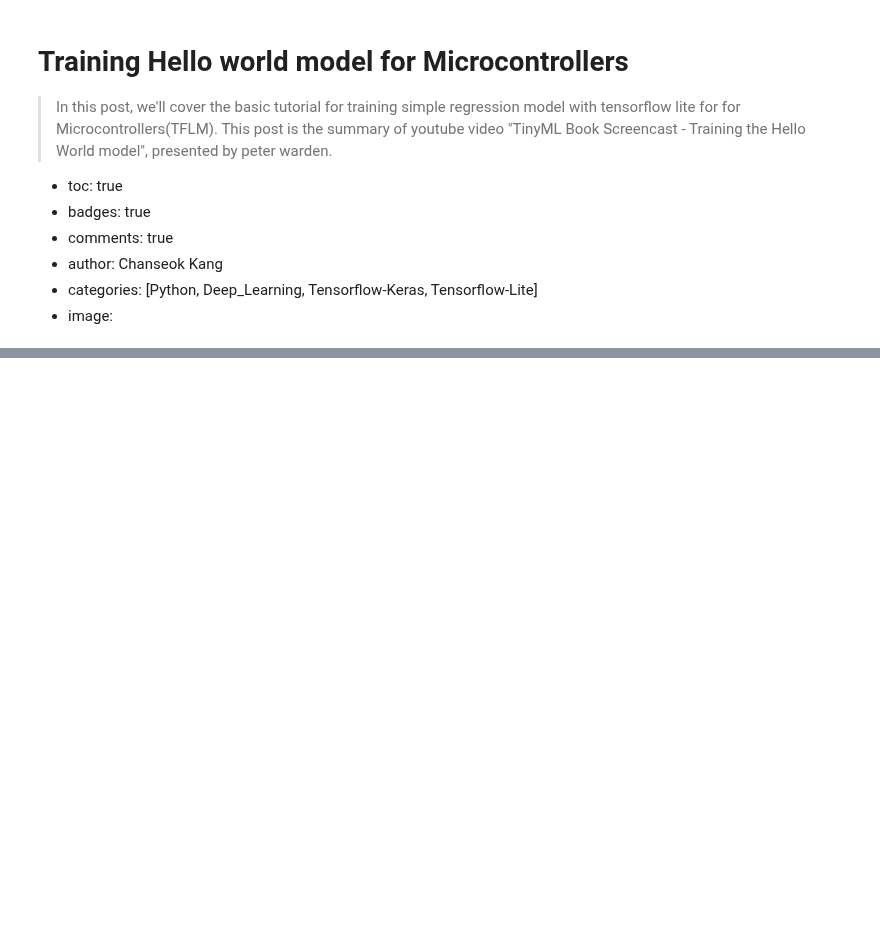
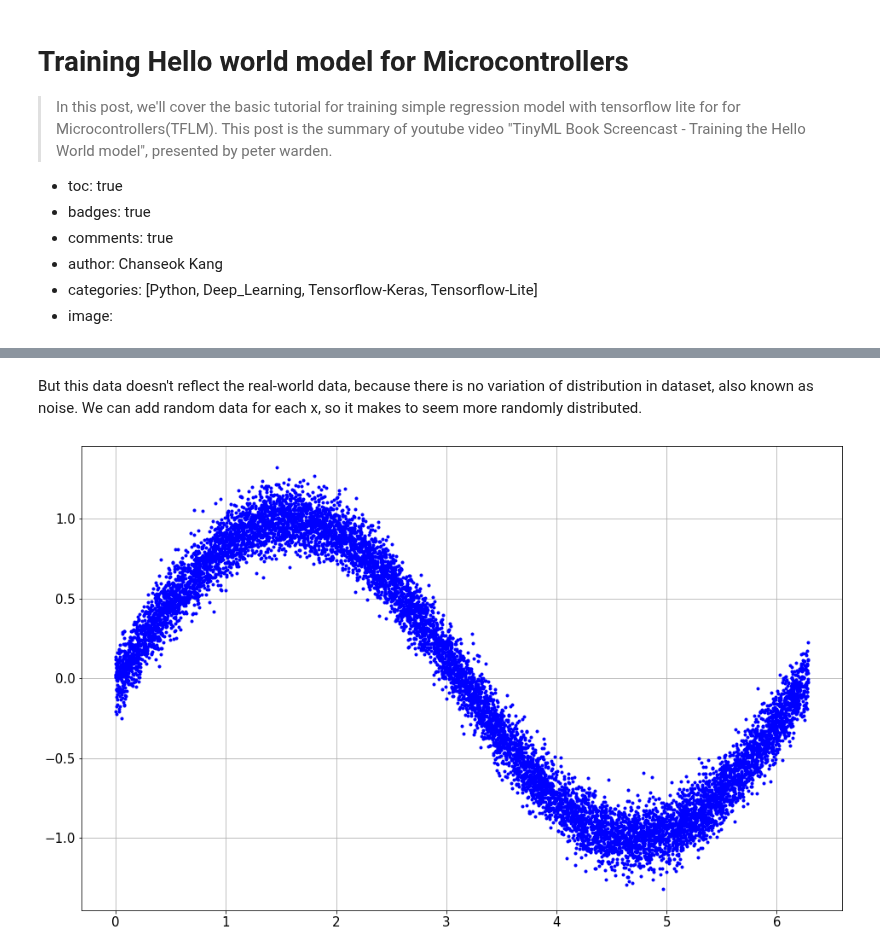
Before and after one commit to goodboychan/goodboychan.github.io, a Jupyter notebook: _notebooks/2020-09-24-01-Training-Hello-world-Model-for-Microcontroller.ipynb, the cells around one changed output, grey strips where cells are left out. Saved outputs shown, nothing was run; the diff lists cells and outputs as text; code cells hidden in the pictures; blank space fills up the shorter version.

```diff
--- a/_notebooks/2020-09-24-01-Training-Hello-world-Model-for-Microcontroller.ipynb
+++ b/_notebooks/2020-09-24-01-Training-Hello-world-Model-for-Microcontroller.ipynb
@@ -26,0 +95,12 @@ WIP
+# %% [markdown]
+But this data doesn't reflect the real-world data, because there is no variation of distribution in dataset, also known as noise. We can add random data for each x, so it makes to seem more randomly distributed.
+# %%
+# Add a small random number to each y value
+y += 0.1 * np.random.randn(*y.shape)
+
+# Plot our data
+plt.plot(X, y, 'b.')
+plt.grid()
+plt.show()
+# %% [output]
+[figure, added]
```
Also changed, not shown: parts of 27 cells of this notebook, 3 other files.
